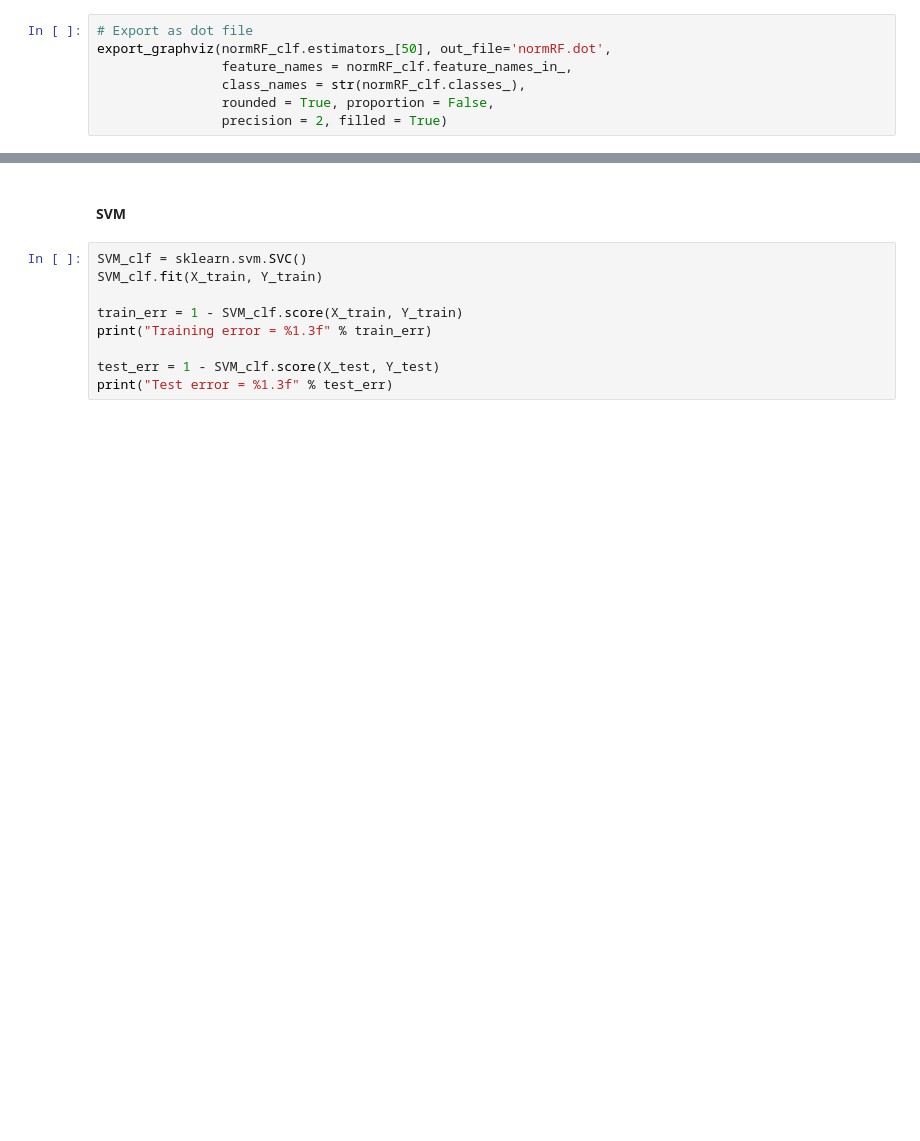
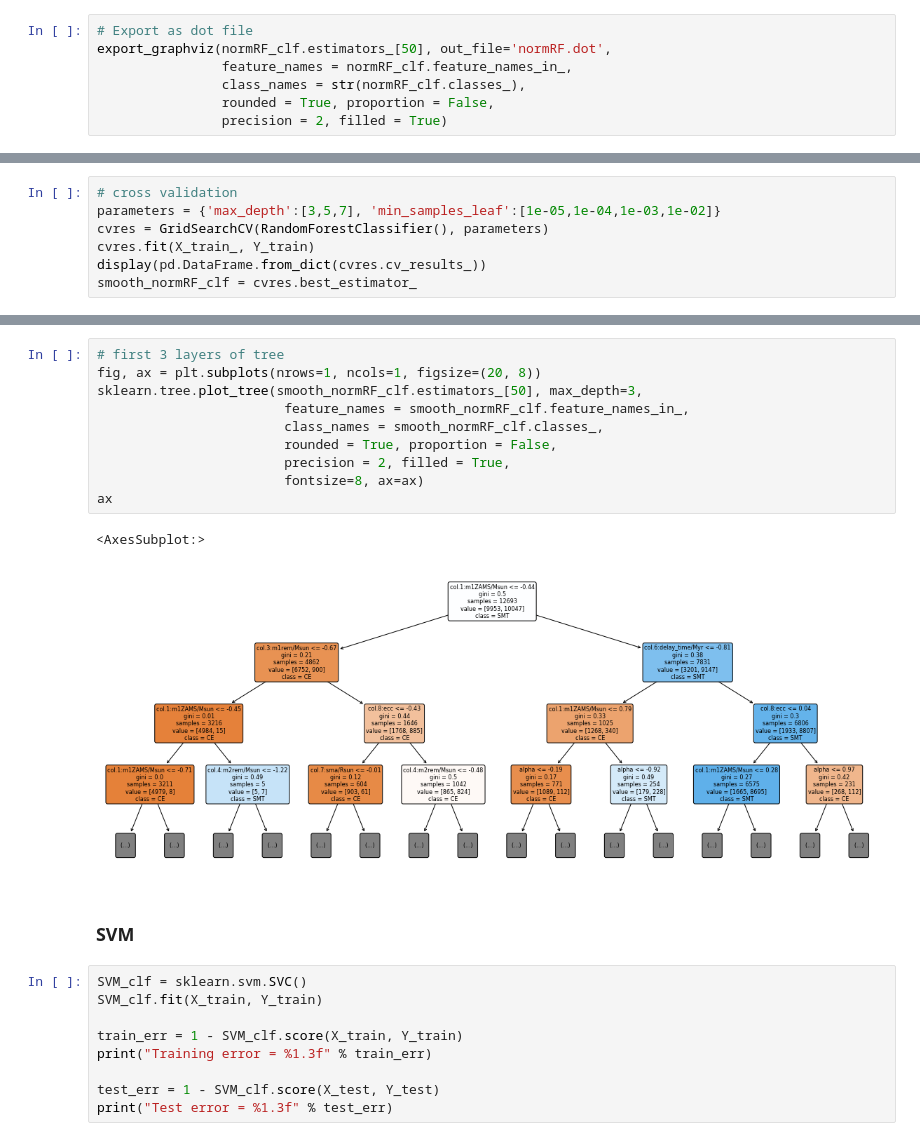
Before and after one commit to PaoloZinesi/TheFormationOfBinaryBlackHoles, a Jupyter notebook: LCP_projects_Y4-Group9/Project.ipynb, the cells around one changed output, grey strips where cells are left out. Drawn from its saved outputs; the diff is of its cells as text; blank space fills up the shorter version.

```diff
--- a/LCP_projects_Y4-Group9/Project.ipynb
+++ b/LCP_projects_Y4-Group9/Project.ipynb
@@ -266,0 +299,7 @@ export_graphviz(normRF_clf.estimators_[50], out_file='normRF.dot',
+# %%
+# cross validation
+parameters = {'max_depth':[3,5,7], 'min_samples_leaf':[1e-05,1e-04,1e-03,1e-02]}
+cvres = GridSearchCV(RandomForestClassifier(), parameters)
+cvres.fit(X_train_, Y_train)
+display(pd.DataFrame.from_dict(cvres.cv_results_))
+smooth_normRF_clf = cvres.best_estimator_
@@ -267,5 +349,18 @@ export_graphviz(normRF_clf.estimators_[50], out_file='normRF.dot',
+# %%
+# first 3 layers of tree
+fig, ax = plt.subplots(nrows=1, ncols=1, figsize=(20, 8))
+sklearn.tree.plot_tree(smooth_normRF_clf.estimators_[50], max_depth=3,
+                        feature_names = smooth_normRF_clf.feature_names_in_,
+                        class_names = smooth_normRF_clf.classes_,
+                        rounded = True, proportion = False,
+                        precision = 2, filled = True,
+                        fontsize=8, ax=ax)
+ax
+# %% [output]
+<AxesSubplot:>
+[figure, added]
 # %% [markdown]
-#### SVM
+### SVM
 # %%
 SVM_clf = sklearn.svm.SVC()
 SVM_clf.fit(X_train, Y_train)
```
Also changed, not shown: parts of 15 cells of this notebook.
